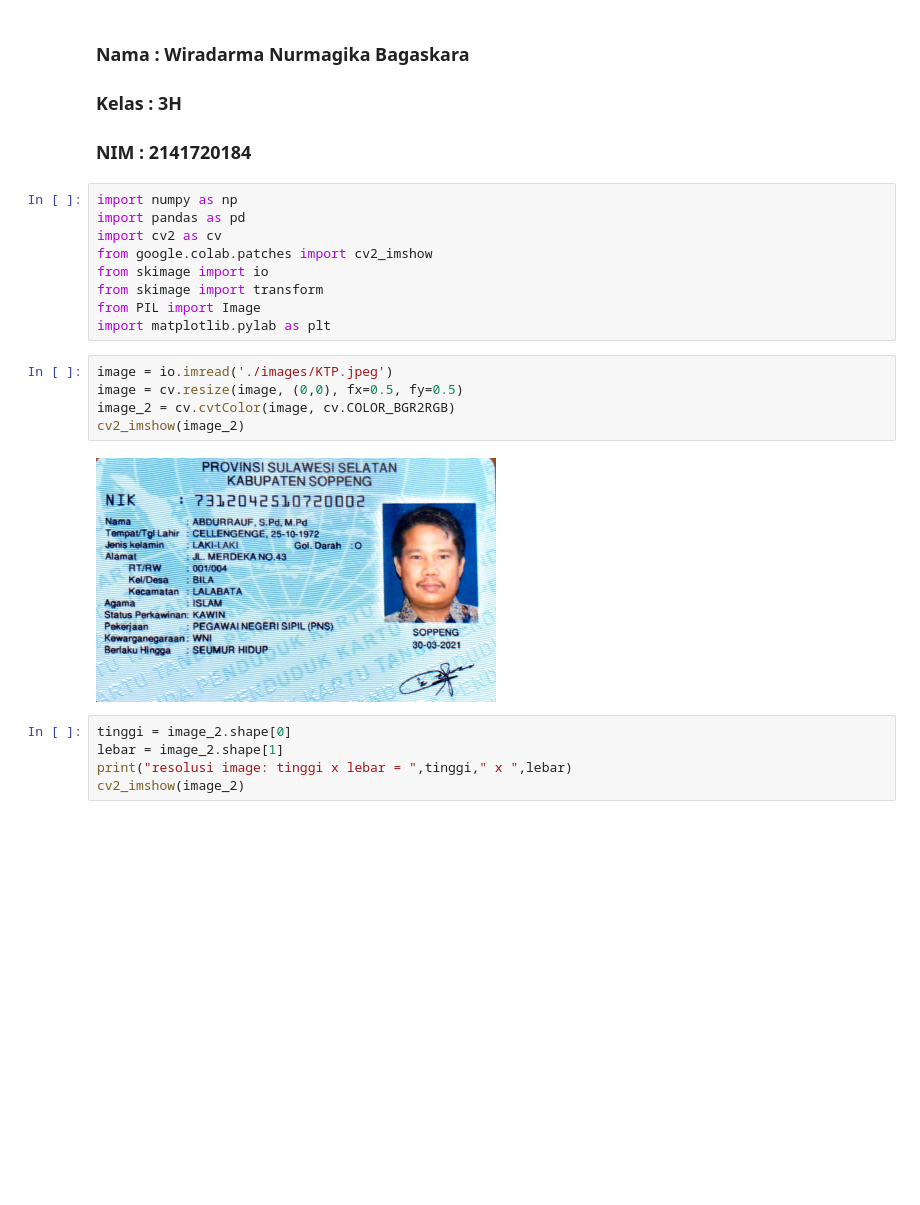
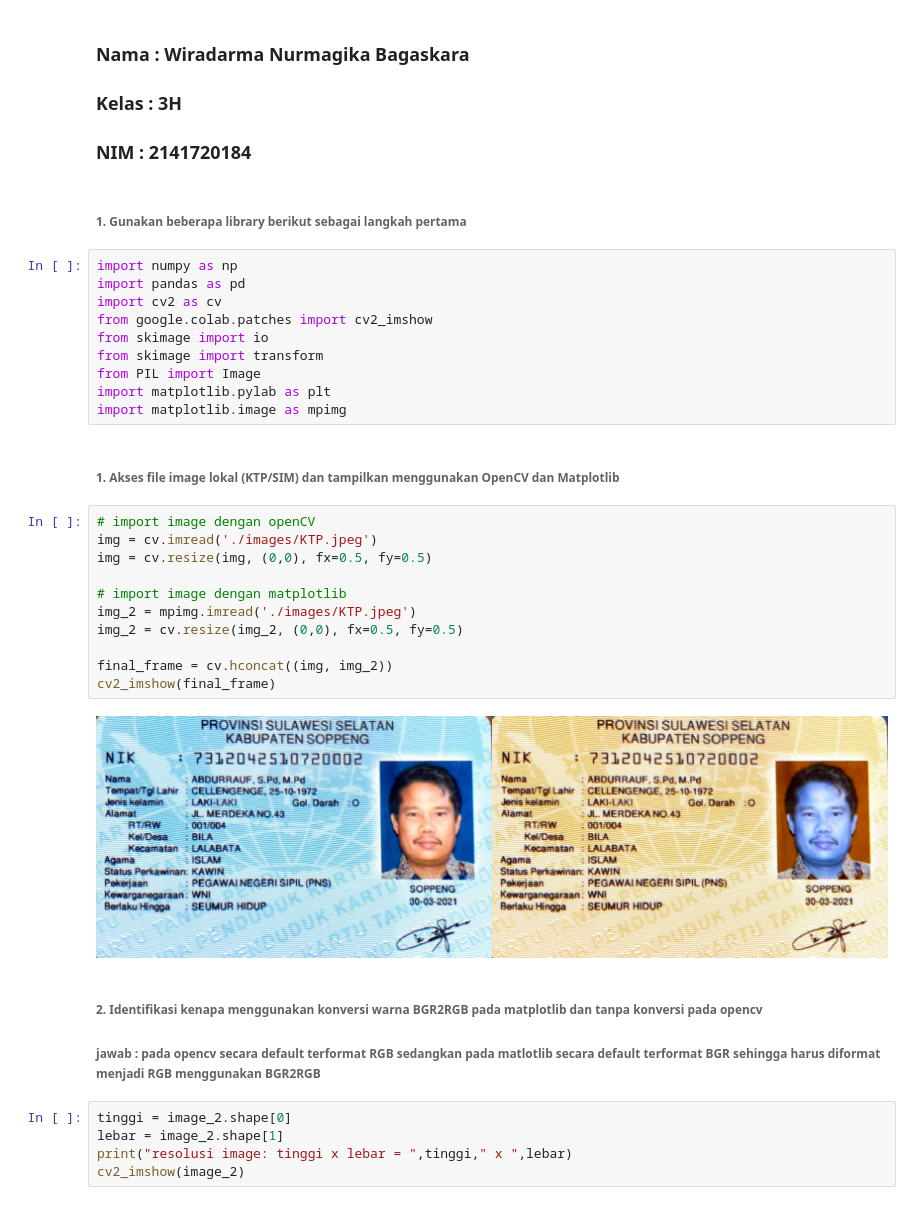
Before and after one commit to wira29/PCVK_Ganjil_2023, a Jupyter notebook: 28_WiradarmaNB_Week1.ipynb, the cells around one changed output. Cells and saved outputs as stored; diff of their text form; blank space fills up the shorter version.

```diff
--- a/28_WiradarmaNB_Week1.ipynb
+++ b/28_WiradarmaNB_Week1.ipynb
@@ -4,6 +4,8 @@
 ### Nama  : Wiradarma Nurmagika Bagaskara
 ### Kelas : 3H
 ### NIM   : 2141720184
+# %% [markdown]
+###### 1. Gunakan beberapa library berikut sebagai langkah pertama
 # %%
 import numpy as np
 import pandas as pd
@@ -13,13 +15,26 @@ from skimage import io
 from skimage import transform
 from PIL import Image
 import matplotlib.pylab as plt
+import matplotlib.image as mpimg
-# %%
-image = io.imread('./images/KTP.jpeg')
-image = cv.resize(image, (0,0), fx=0.5, fy=0.5)
-image_2 = cv.cvtColor(image, cv.COLOR_BGR2RGB)
-cv2_imshow(image_2)
-# %% [output]
-[figure, removed]
+# %% [markdown]
+###### 1. Akses file image lokal (KTP/SIM) dan tampilkan menggunakan OpenCV dan Matplotlib
+# %%
+# import image dengan openCV
+img = cv.imread('./images/KTP.jpeg')
+img = cv.resize(img, (0,0), fx=0.5, fy=0.5)
+
+# import image dengan matplotlib
+img_2 = mpimg.imread('./images/KTP.jpeg')
+img_2 = cv.resize(img_2, (0,0), fx=0.5, fy=0.5)
+
+final_frame = cv.hconcat((img, img_2))
+cv2_imshow(final_frame)
+# %% [output]
+[figure, added]
+# %% [markdown]
+###### 2.  Identifikasi kenapa menggunakan konversi warna BGR2RGB pada matplotlib dan tanpa konversi pada opencv
+
+###### jawab : pada opencv secara default terformat RGB sedangkan pada matlotlib secara default terformat BGR sehingga harus diformat menjadi RGB menggunakan BGR2RGB
 # %%
 tinggi = image_2.shape[0]
 lebar = image_2.shape[1]
```
Also changed, not shown: parts of 2 cells of this notebook.
